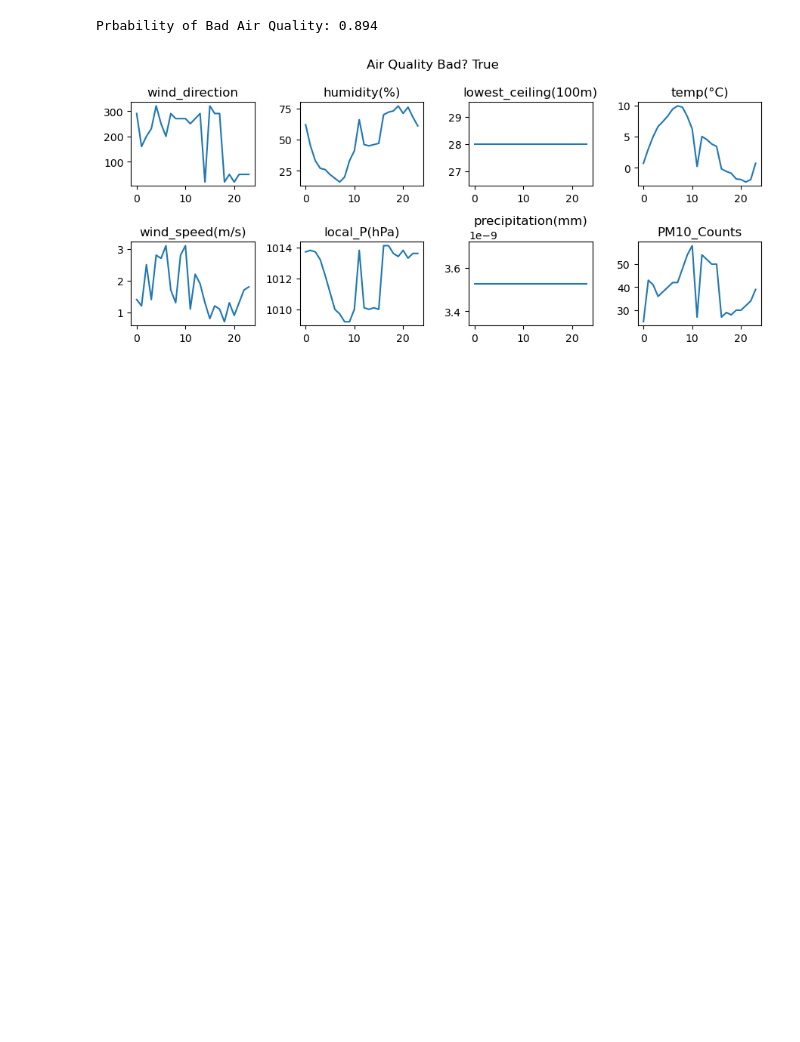
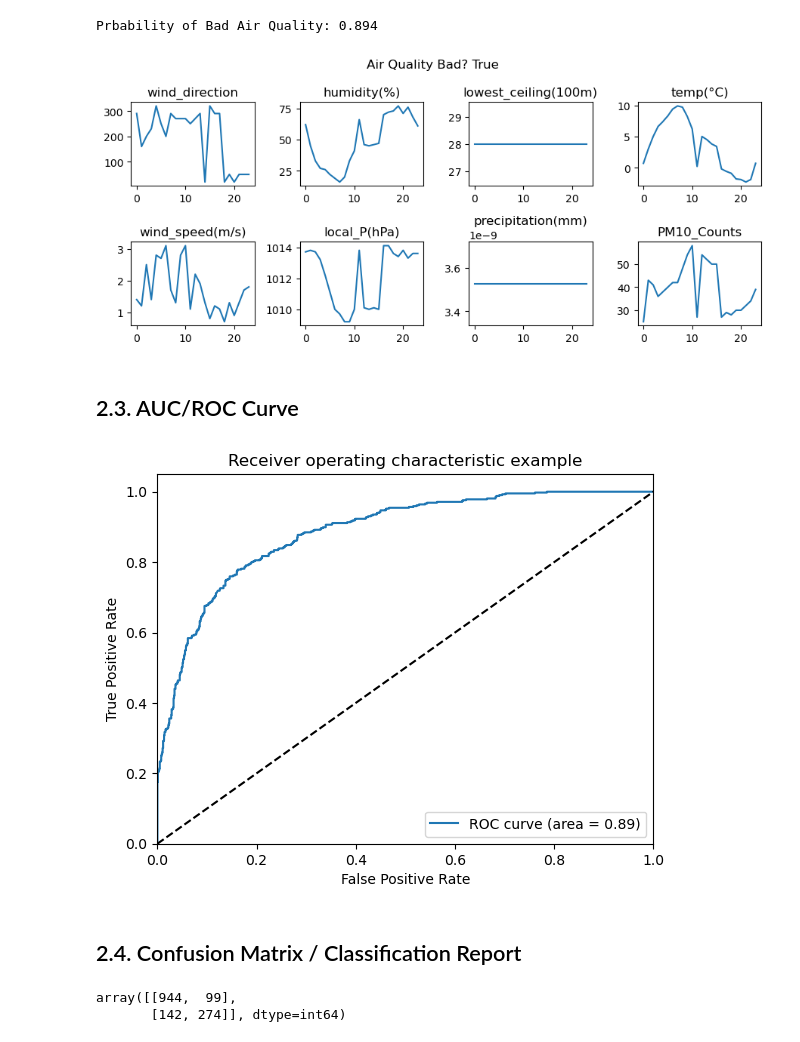
Before and after one commit to johnwslee/fine_dust_analysis_2, a Jupyter notebook: notebooks/2_1d_CNN_model_evaluation.ipynb, the cells around one changed output. Saved outputs shown, nothing was run; the diff lists cells and outputs as text; code cells hidden in the pictures; blank space fills up the shorter version.

Commit message:
Adds roc/auc curve, confusion matrix, and classification report

```diff
--- a/notebooks/2_1d_CNN_model_evaluation.ipynb
+++ b/notebooks/2_1d_CNN_model_evaluation.ipynb
@@ -149,3 +155,42 @@ with torch.no_grad():
 # %% [output]
 Prbability of Bad Air Quality: 0.894
 [figure]
+# %% [markdown]
+## 2.3. AUC/ROC Curve
+# %%
+probabilities = []
+predictions = []
+labels = []
+
+model.eval()
+with torch.no_grad():
+    for wea, lab in tqdm(testloader):
+        for idx in range(wea.shape[0]):
+            y_prob = torch.sigmoid(model(wea)[idx])
+            probabilities.append(y_prob.detach().numpy())
+            predictions.append(int(y_prob > 0.5))
+            labels.append(lab[idx].detach().numpy())
+# %%
+fpr, tpr, _ = roc_curve(labels, probabilities)
+# %%
+auc_result = auc(fpr, tpr)
+# %%
+plt.figure()
+plt.plot(fpr, tpr, label='ROC curve (area = %0.2f)' % auc_result)
+plt.plot([0, 1], [0, 1], 'k--')
+plt.xlim([0.0, 1.0])
+plt.ylim([0.0, 1.05])
+plt.xlabel('False Positive Rate')
+plt.ylabel('True Positive Rate')
+plt.title('Receiver operating characteristic example')
+plt.legend(loc="lower right")
+plt.show()
+# %% [output]
+[figure, added]
+# %% [markdown]
+## 2.4. Confusion Matrix / Classification Report
+# %%
+confusion_matrix(labels, predictions)
+# %% [output]
+array([[944,  99],
+       [142, 274]], dtype=int64)
```
Also changed, not shown: parts of 3 cells of this notebook.
